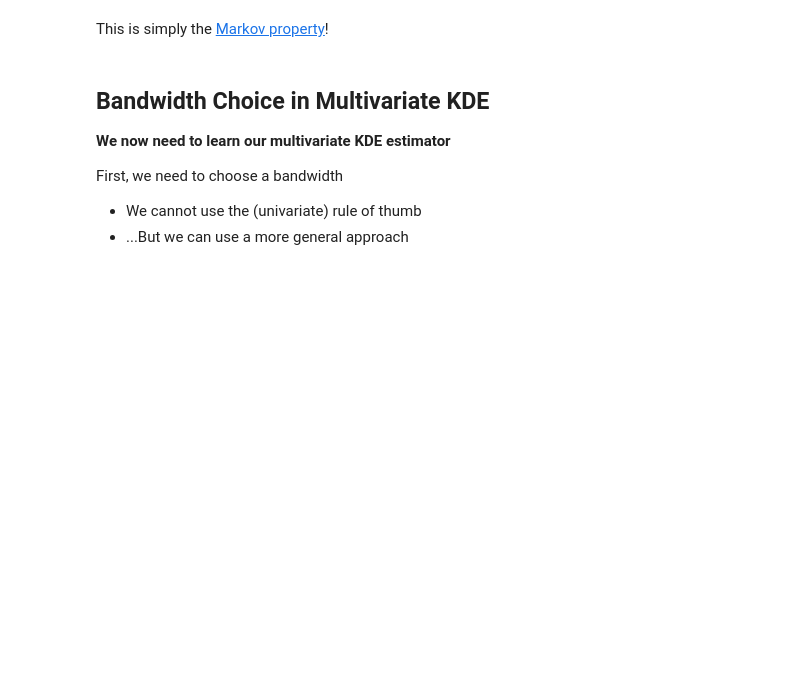
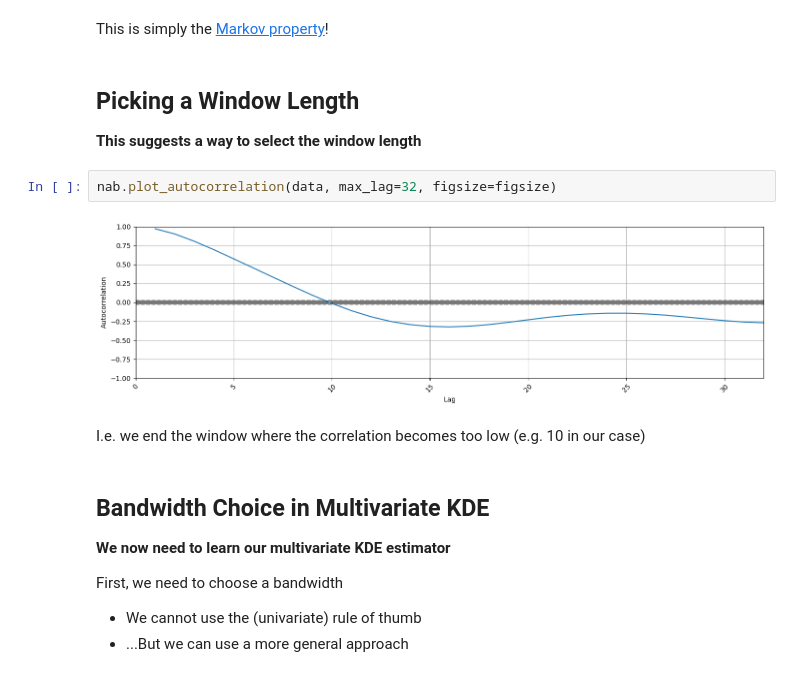
Before and after one commit to a3i-2022-2023/01-ad-simple, a Jupyter notebook: notebooks/6. Sequence Input in KDE.ipynb, the cells around one changed output. Drawn from its saved outputs; the diff is of its cells as text; blank space fills up the shorter version.

```diff
--- a/notebooks/6. Sequence Input in KDE.ipynb
+++ b/notebooks/6. Sequence Input in KDE.ipynb
@@ -69,6 +66,16 @@ There is straightforward approach, using _multivariate_ KDE
 **Does it sound familiar?**
 # %% [markdown]
 This is simply the [Markov property](https://en.wikipedia.org/wiki/Markov_property)!
+# %% [markdown]
+## Picking a Window Length
+
+**This suggests a way to select the window length**
+# %%
+nab.plot_autocorrelation(data, max_lag=32, figsize=figsize)
+# %% [output]
+[figure, added]
+# %% [markdown]
+I.e. we end the window where the correlation becomes too low (e.g. 10 in our case)
 # %% [markdown]
 ## Bandwidth Choice in Multivariate KDE
 
```
Also changed, not shown: parts of 7 cells of this notebook, 3 other files.
